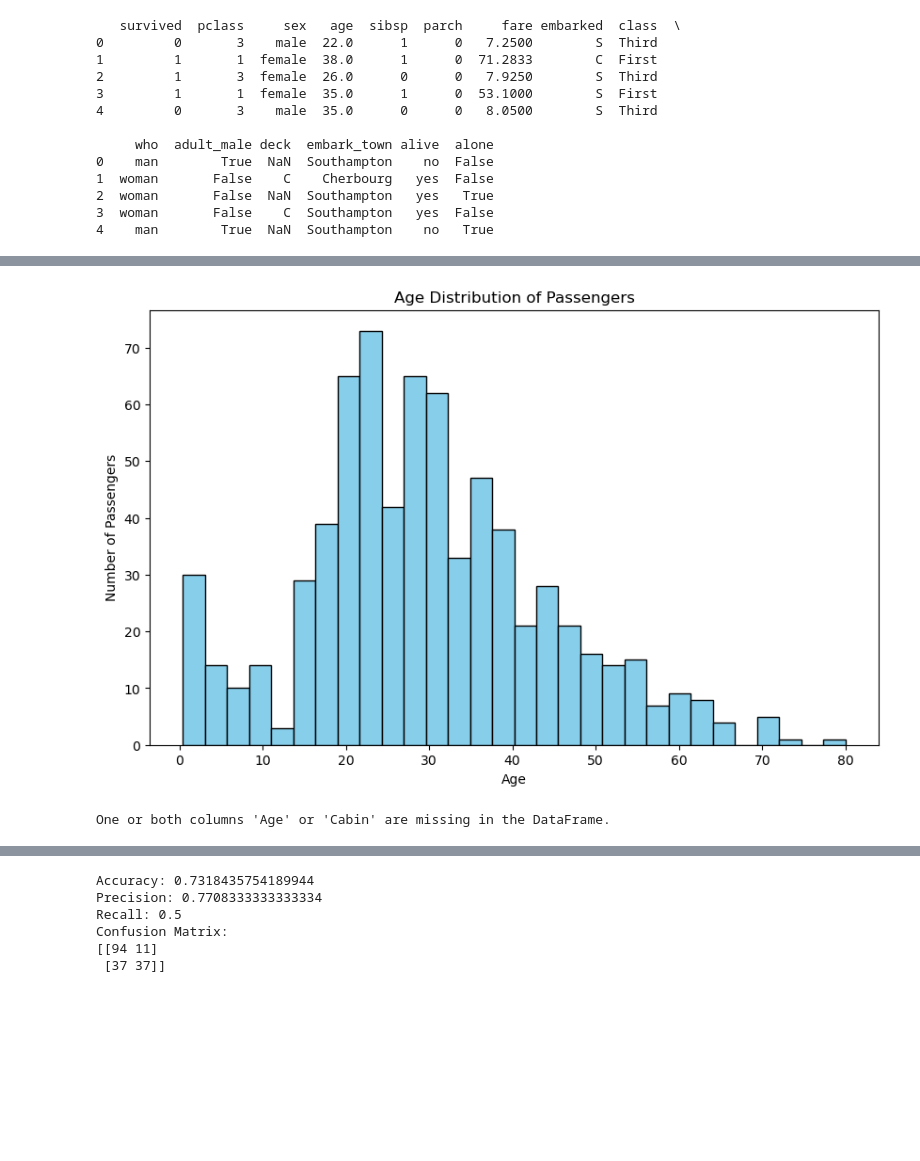
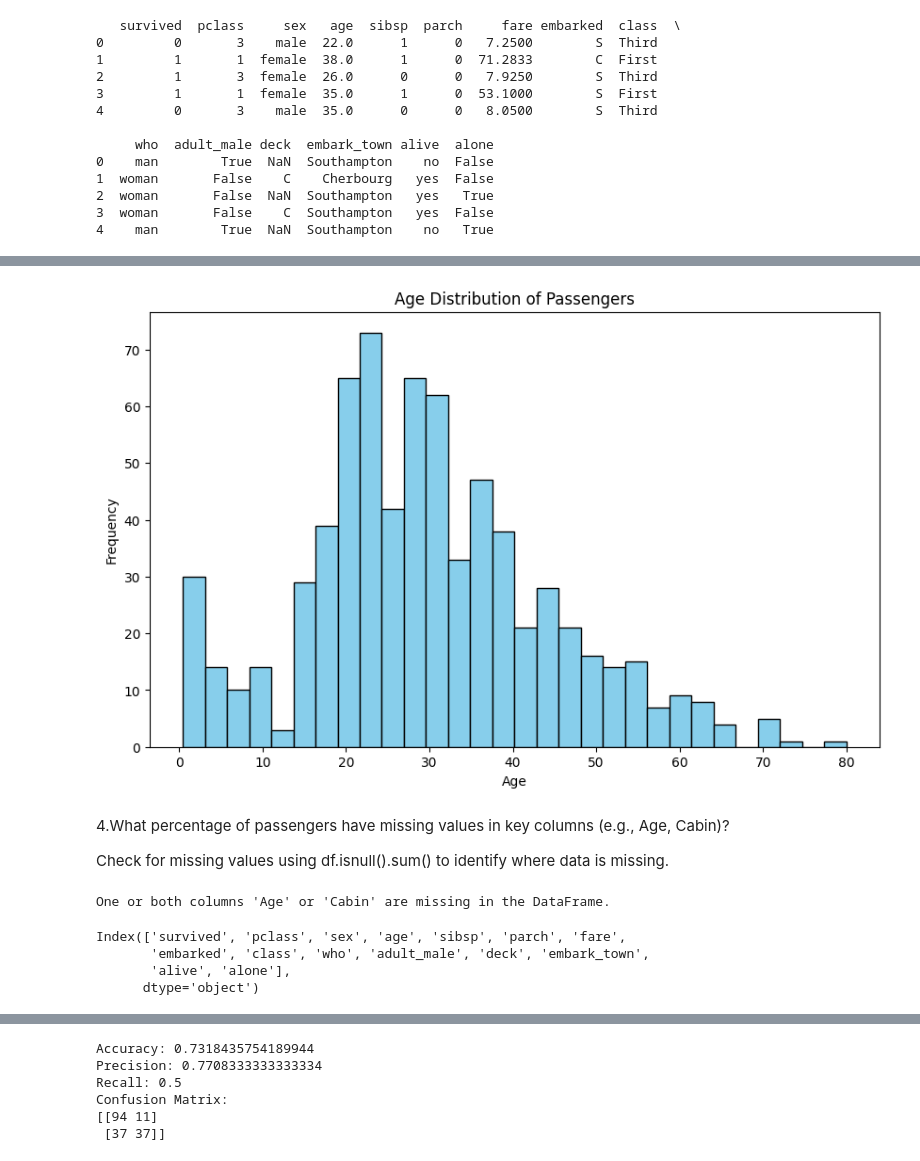
Before and after one commit to eftelakacori/Titanic_Project, a Jupyter notebook: Untitled.ipynb, the cells around one changed output, grey strips where cells are left out. Saved outputs shown, nothing was run; the diff lists cells and outputs as text; code cells hidden in the pictures; blank space fills up the shorter version.

```diff
--- a/Untitled.ipynb
+++ b/Untitled.ipynb
@@ -95,0 +135,8 @@ Use a simple bar plot to show how many people survived versus how many did not.
+# %%
+import seaborn as sns
+
+# Load Titanic dataset from Seaborn
+titanic_data = sns.load_dataset('titanic')
+
+# Get a summary of the dataset including column names, data types, and non-null counts
+titanic_data.info()
@@ -115,12 +184,12 @@ Visualize the age distribution using a histogram to understand the passenger dem
 # %%
 import matplotlib.pyplot as plt
 
 # Create a histogram for the 'age' column
 plt.figure(figsize=(10, 6))
-plt.hist(df['age'].dropna(), bins=30, color='skyblue', edgecolor='black')
+plt.hist(titanic_data['age'].dropna(), bins=30, color='skyblue', edgecolor='black')
 plt.title('Age Distribution of Passengers')
 plt.xlabel('Age')
-plt.ylabel('Number of Passengers')
+plt.ylabel('Frequency')
 plt.show()
 # %% [output]
-[figure, old version]
+[figure, new version]
@@ -130,0 +196,4 @@ Check for missing values using df.isnull().sum() to identify where data is missi
+# %% [markdown]
+4.What percentage of passengers have missing values in key columns (e.g., Age, Cabin)?
+
+Check for missing values using df.isnull().sum() to identify where data is missing.
@@ -146,3 +220,11 @@ else:
     print("One or both columns 'Age' or 'Cabin' are missing in the DataFrame.")
 # %% [output]
 One or both columns 'Age' or 'Cabin' are missing in the DataFrame.
+# %%
+# Display all data columns to check names
+print(df.columns)
+# %% [output]
+Index(['survived', 'pclass', 'sex', 'age', 'sibsp', 'parch', 'fare',
+       'embarked', 'class', 'who', 'adult_male', 'deck', 'embark_town',
+       'alive', 'alone'],
+      dtype='object')
```
Also changed, not shown: parts of 73 cells of this notebook.
